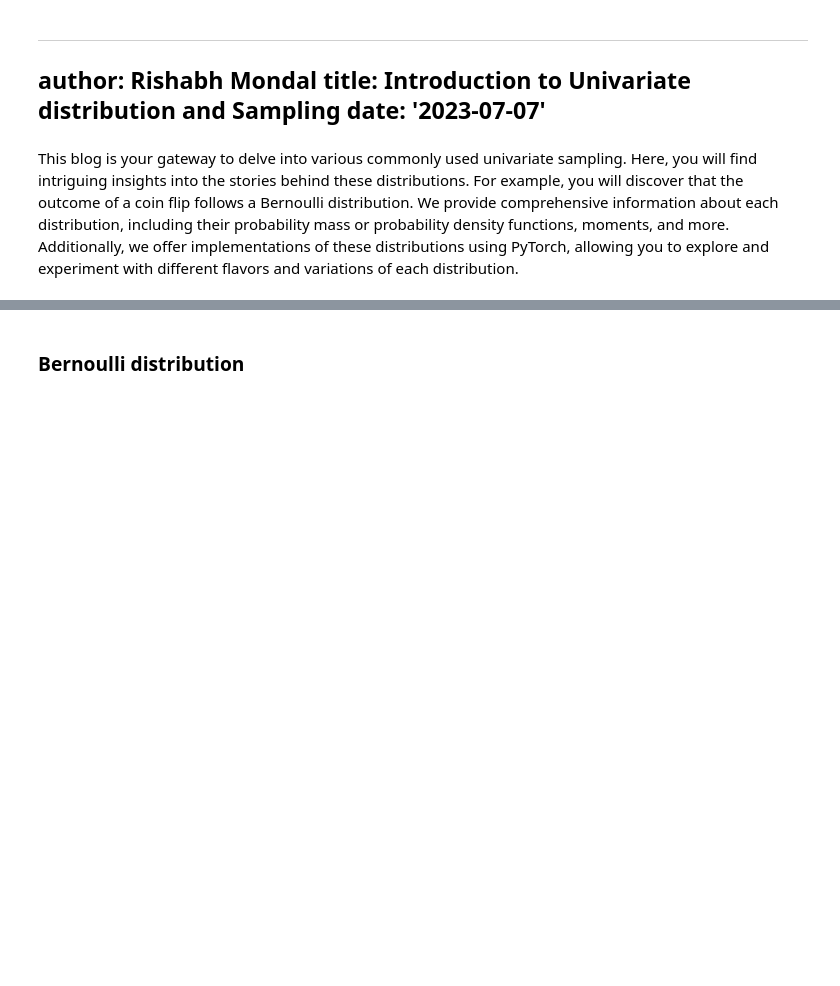
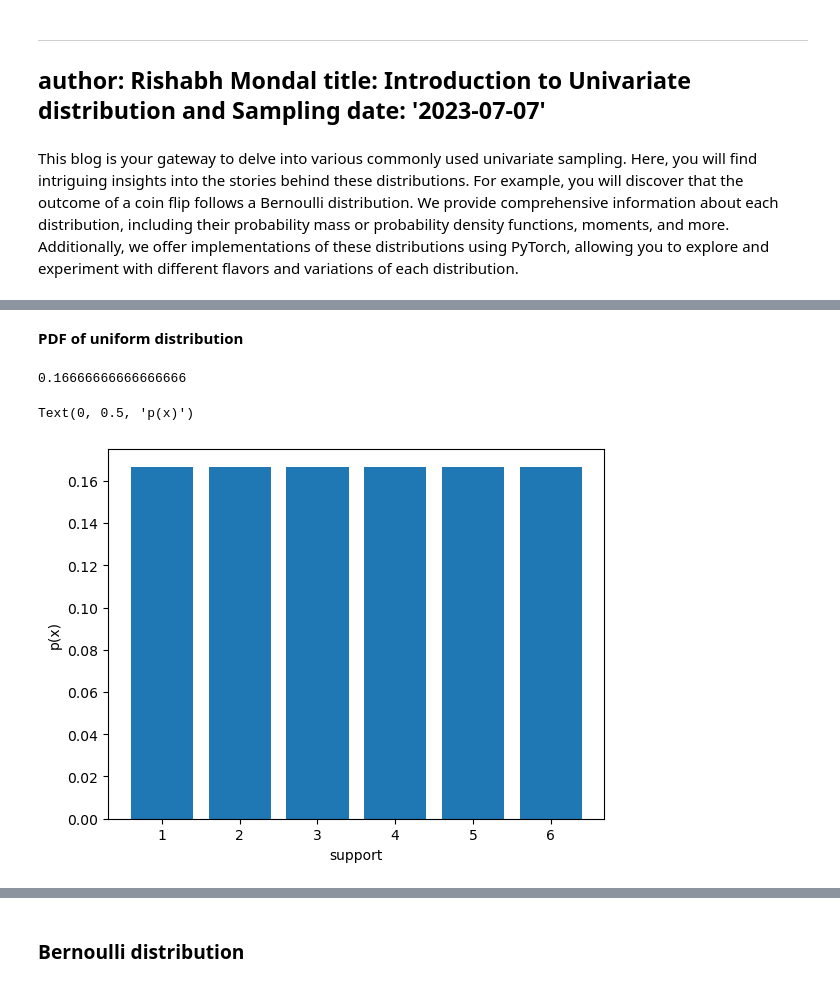
Before and after one commit to rishabh-mondal/blog, a Jupyter notebook: Sampling_distributions.ipynb, the cells around one changed output, grey strips where cells are left out. Saved outputs shown, nothing was run; the diff lists cells and outputs as text; code cells hidden in the pictures; blank space fills up the shorter version.

```diff
--- a/Sampling_distributions.ipynb
+++ b/Sampling_distributions.ipynb
@@ -72,0 +68,16 @@ Text(0, 0.5, 'probability distribution')
+# %% [markdown]
+****PDF of uniform distribution****
+# %%
+a=1
+b=6
+sample=torch.randint(low=a,high=(b+1),size=(100,))
+pmf = 1 / (b - a + 1)
+#print(sample)
+print(pmf)
+plt.bar(sample,pmf)
+plt.xlabel("support")
+plt.ylabel("p(x)")
+# %% [output]
+0.16666666666666666
+Text(0, 0.5, 'p(x)')
+[figure, added]
```
Also changed, not shown: parts of 20 cells of this notebook.
